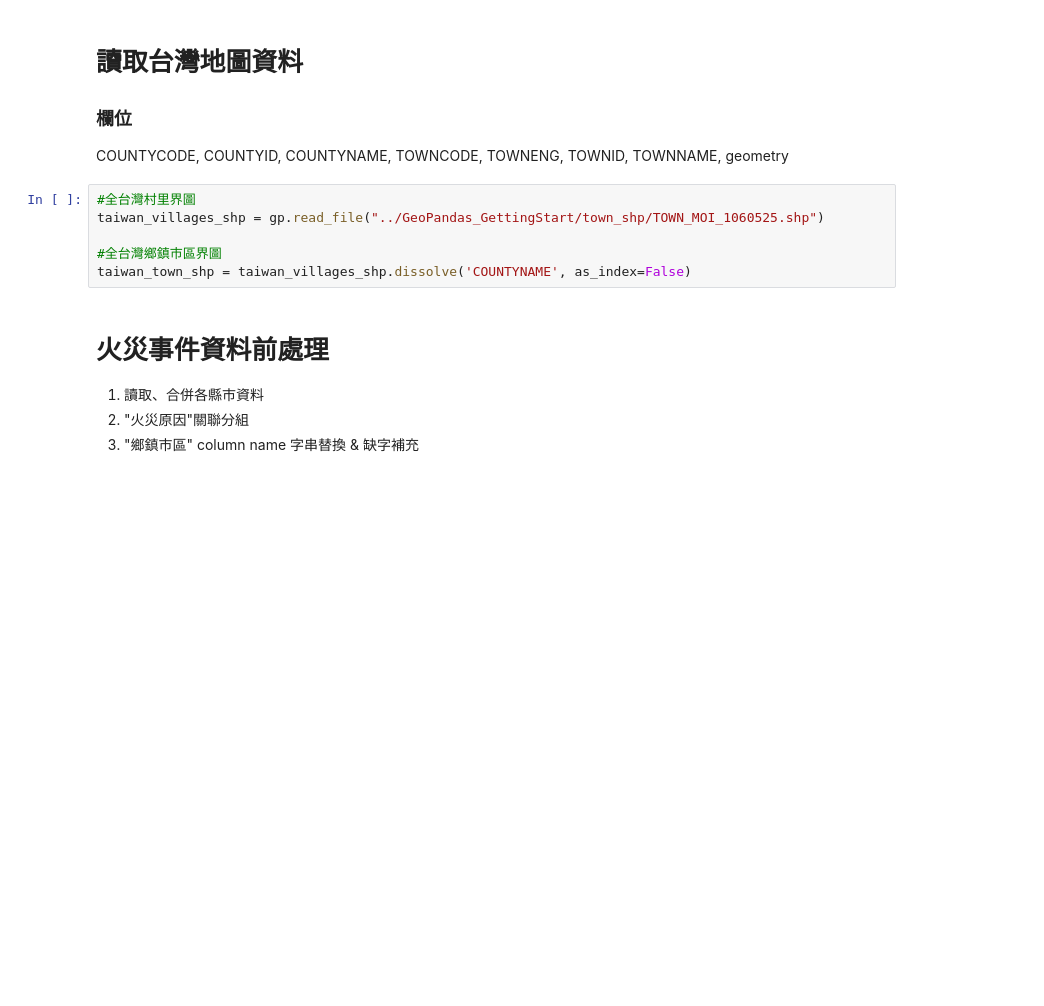
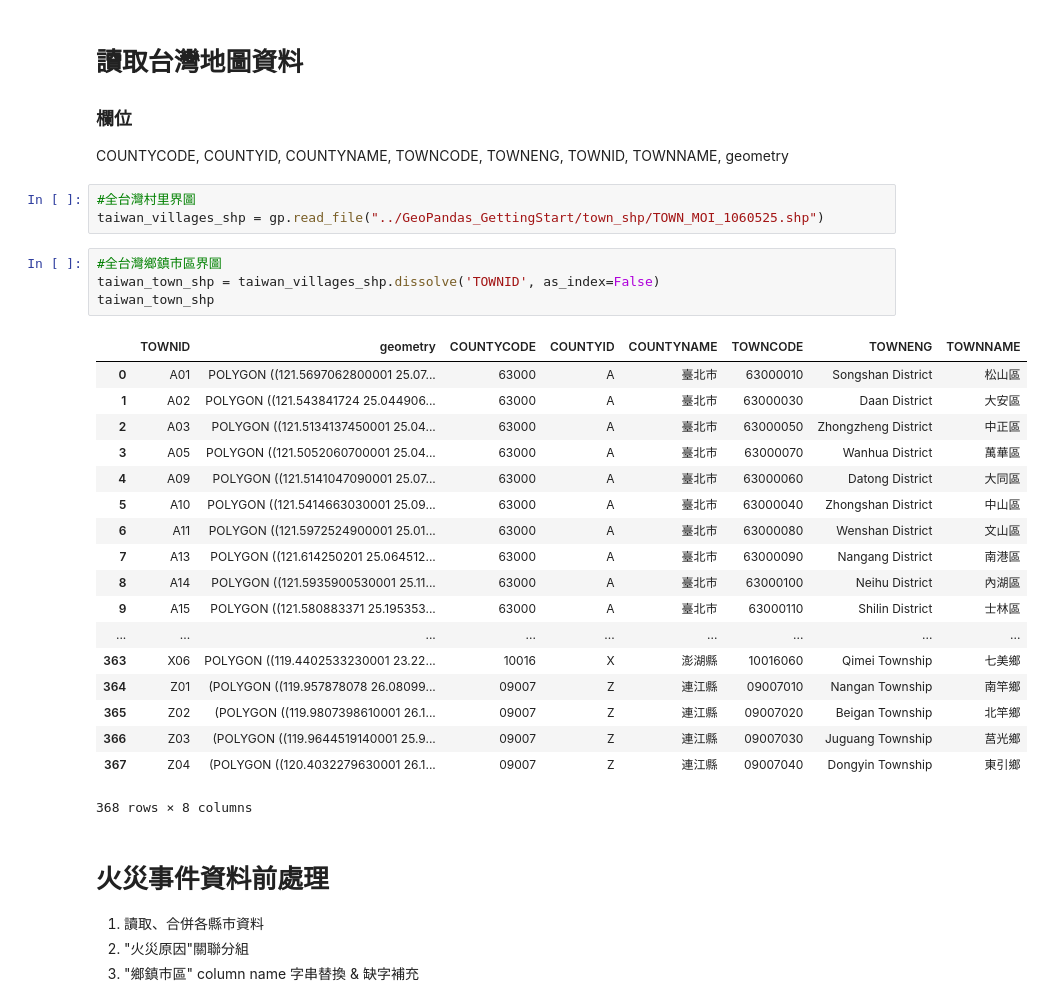
Before and after one commit to mosdeo/104-Taichung_FireDisasterEvent_DataMining, a Jupyter notebook: 104年臺灣火災事件資料探勘.ipynb, the cells around one changed output. Drawn from its saved outputs; the diff is of its cells as text; blank space fills up the shorter version.

```diff
--- a/104年臺灣火災事件資料探勘.ipynb
+++ b/104年臺灣火災事件資料探勘.ipynb
@@ -13,9 +42,29 @@ COUNTYCODE, COUNTYID, COUNTYNAME, TOWNCODE, TOWNENG, TOWNID, TOWNNAME, geometry
 # %%
 #全台灣村里界圖
 taiwan_villages_shp = gp.read_file("../GeoPandas_GettingStart/town_shp/TOWN_MOI_1060525.shp")
-
-#全台灣鄉鎮市區界圖
-taiwan_town_shp = taiwan_villages_shp.dissolve('COUNTYNAME', as_index=False)
+# %%
+#全台灣鄉鎮市區界圖
+taiwan_town_shp = taiwan_villages_shp.dissolve('TOWNID', as_index=False)
+taiwan_town_shp
+# %% [output]
+|  | TOWNID | geometry | COUNTYCODE | COUNTYID | COUNTYNAME | TOWNCODE | TOWNENG | TOWNNAME |
+| 0 | A01 | POLYGON ((121.5697062800001 25.07... | 63000 | A | 臺北市 | 63000010 | Songshan District | 松山區 |
+| 1 | A02 | POLYGON ((121.543841724 25.044906... | 63000 | A | 臺北市 | 63000030 | Daan District | 大安區 |
+| 2 | A03 | POLYGON ((121.5134137450001 25.04... | 63000 | A | 臺北市 | 63000050 | Zhongzheng District | 中正區 |
+| 3 | A05 | POLYGON ((121.5052060700001 25.04... | 63000 | A | 臺北市 | 63000070 | Wanhua District | 萬華區 |
+| 4 | A09 | POLYGON ((121.5141047090001 25.07... | 63000 | A | 臺北市 | 63000060 | Datong District | 大同區 |
+| 5 | A10 | POLYGON ((121.5414663030001 25.09... | 63000 | A | 臺北市 | 63000040 | Zhongshan District | 中山區 |
+| 6 | A11 | POLYGON ((121.5972524900001 25.01... | 63000 | A | 臺北市 | 63000080 | Wenshan District | 文山區 |
+| 7 | A13 | POLYGON ((121.614250201 25.064512... | 63000 | A | 臺北市 | 63000090 | Nangang District | 南港區 |
+| 8 | A14 | POLYGON ((121.5935900530001 25.11... | 63000 | A | 臺北市 | 63000100 | Neihu District | 內湖區 |
+| 9 | A15 | POLYGON ((121.580883371 25.195353... | 63000 | A | 臺北市 | 63000110 | Shilin District | 士林區 |
+| ... | ... | ... | ... | ... | ... | ... | ... | ... |
+| 363 | X06 | POLYGON ((119.4402533230001 23.22... | 10016 | X | 澎湖縣 | 10016060 | Qimei Township | 七美鄉 |
+| 364 | Z01 | (POLYGON ((119.957878078 26.08099... | 09007 | Z | 連江縣 | 09007010 | Nangan Township | 南竿鄉 |
+| 365 | Z02 | (POLYGON ((119.9807398610001 26.1... | 09007 | Z | 連江縣 | 09007020 | Beigan Township | 北竿鄉 |
+| 366 | Z03 | (POLYGON ((119.9644519140001 25.9... | 09007 | Z | 連江縣 | 09007030 | Juguang Township | 莒光鄉 |
+| 367 | Z04 | (POLYGON ((120.4032279630001 26.1... | 09007 | Z | 連江縣 | 09007040 | Dongyin Township | 東引鄉 |
+368 rows × 8 columns
 # %% [markdown]
 # 火災事件資料前處理
 1. 讀取、合併各縣市資料
```
Also changed, not shown: parts of 16 cells of this notebook.
